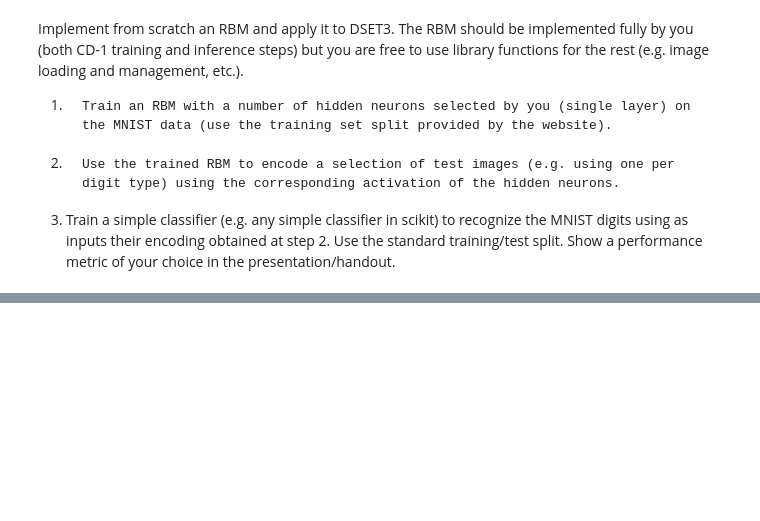
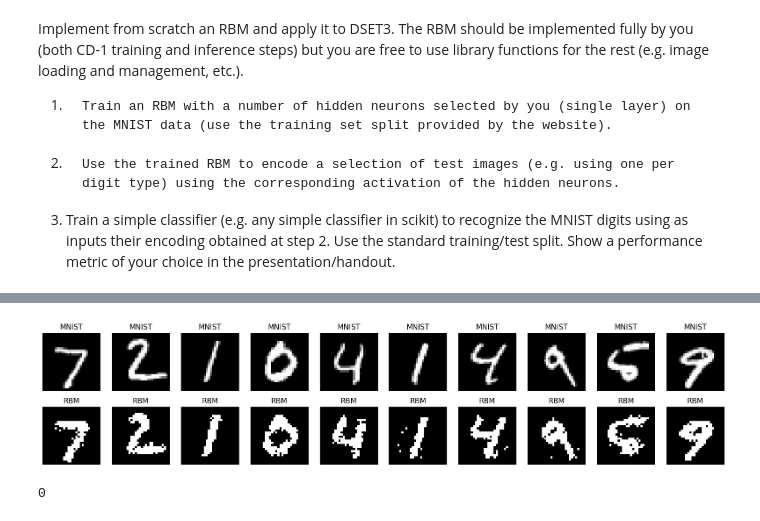
Before and after one commit to fefex302/ISPR-Assignments, a Jupyter notebook: RBM.ipynb, the cells around one changed output, grey strips where cells are left out. Saved outputs shown, nothing was run; the diff lists cells and outputs as text; code cells hidden in the pictures; blank space fills up the shorter version.

```diff
--- a/RBM.ipynb
+++ b/RBM.ipynb
@@ -30,0 +19,9 @@ NameError: name 'label' is not defined
+# %%
+Xtr_flat = Xtr.reshape(Xtr.shape[0],-1)
+Xts_flat = Xts.reshape(Xts.shape[0],-1)
+print(Xts_flat[0,300:350])
+
+#i was having exploding gradient, so i normalized in this way
+Xts_flat = Xts_flat / 255
+Xtr_flat = Xtr_flat / 255
+print(Xts_flat[0,300:350])
@@ -30,0 +108,6 @@ NameError: name 'label' is not defined
+# %%
+# from sklearn.metrics import mean_squared_error
+
+# Initialize and train RBM
+rbm = RBM(v_num=Xtr_flat.shape[1], h_num=300)
+rbm.train(Xtr_flat, num_epochs=1,batch_size=64)
@@ -30,0 +133,37 @@ NameError: name 'label' is not defined
+# %%
+import numpy as np
+import matplotlib.pyplot as plt
+
+test_data = Xts.reshape(Xts.shape[0],-1)
+
+
+def plot_images(original_images, reconstructed_images, num_images=10):
+    plt.figure(figsize=(20, 4))
+    for i in range(num_images):
+        # Original image
+        plt.subplot(2, num_images, i + 1)
+        plt.imshow(original_images[i].reshape(28, 28), cmap='gray')
+        plt.title("MNIST")
+        plt.axis('off')
+
+        # Reconstructed image
+        plt.subplot(2, num_images, i + 1 + num_images)
+        plt.imshow(reconstructed_images[i].reshape(28, 28), cmap='gray')
+        plt.title("RBM")
+        plt.axis('off')
+    plt.show()
+
+# Assuming test_data contains original images and visible_prob contains reconstructions
+num_images_to_plot = 10  # Number of images you want to plot
+
+visible_prob= rbm.generate(test_data[:num_images_to_plot], 1)
+
+# Plot original and reconstructed images in cycles of 10, up to num_images_to_plot
+for i in range(0, num_images_to_plot, 10):
+    plot_images(test_data[i:i + 10], visible_prob[i:i + 10])
+# %% [output]
+[figure, added]
+# %%
+np.random.binomial(1, 0.1)
+# %% [output]
+0
```
Also changed, not shown: parts of 8 cells of this notebook.
